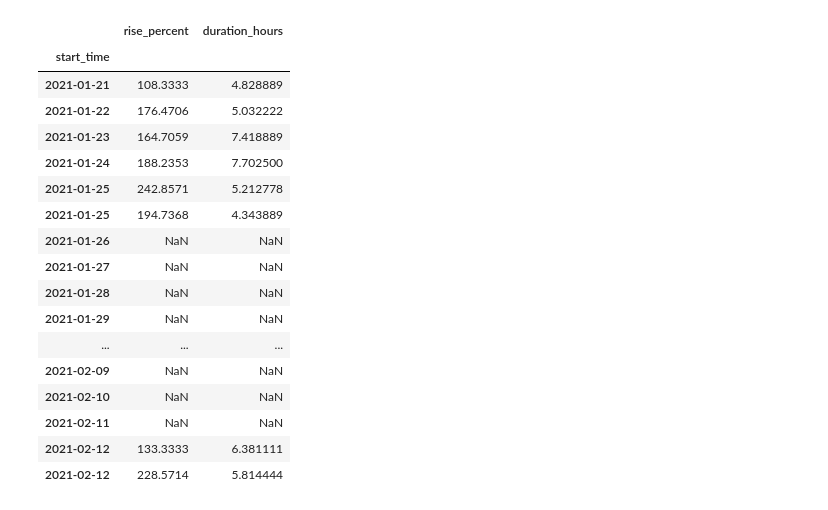
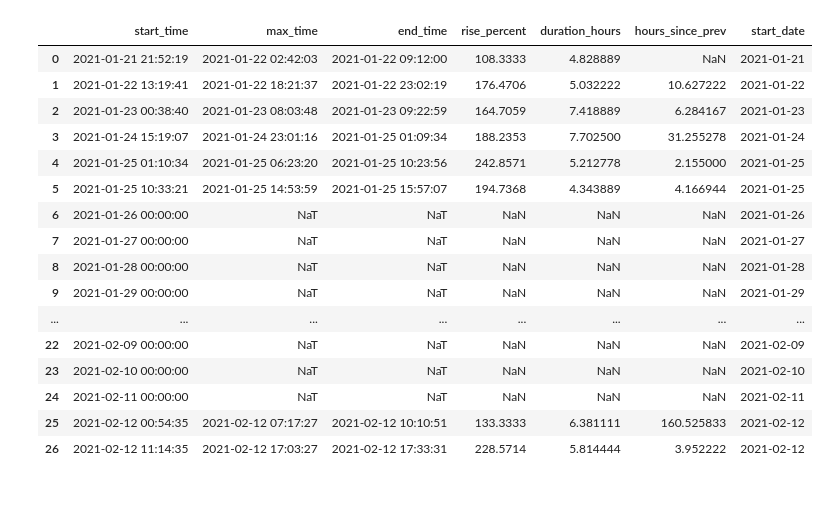
Before and after one commit to justinmklam/iot-sourdough-starter-monitor, a Jupyter notebook: data/analysis.ipynb, the cells around one changed output. Saved outputs shown, nothing was run; the diff lists cells and outputs as text; code cells hidden in the pictures.

```diff
--- a/data/analysis.ipynb
+++ b/data/analysis.ipynb
@@ -10,6 +11,7 @@ sns.set_theme(style="darkgrid")
 files = glob.glob("*.csv")
 
 d = []
+prev_time = None
 
 for f in sorted(files):
     print(f)
@@ -19,14 +21,27 @@ for f in sorted(files):
     max_index = df["risepercent"].idxmax()
     max_rise = df.loc[max_index, "risepercent"]
     start_time = df["date"].iloc[0]
+    end_time = df["date"].iloc[-1]
     max_time = df.loc[max_index, "date"]
-    duration_hours = (max_time - start_time).seconds / 3600
+    duration_hours = (max_time - start_time).total_seconds() / 3600
+
+    if prev_time is None:
+        hours_since_prev = None
+    else:
+        hours_since_prev = (start_time - prev_time).total_seconds() / 3600
+        # if hours_since_prev > 50:
+        #     hours_since_prev = None
+
+    prev_time = max_time
 
     # print(start_time, max_rise, duration_hours)
     d.append({
         "start_time": start_time,
+        "max_time": max_time,
+        "end_time": end_time,
         "rise_percent": max_rise,
-        "duration_hours": duration_hours
+        "duration_hours": duration_hours,
+        "hours_since_prev": hours_since_prev
     })
     # plt.show()
     # break
@@ -50,13 +65,11 @@ dates = [
 for date in dates:
     d.append({
         "start_time": pd.to_datetime(date),
-        "rise_percent": None,
-        "duration_hours": None
     })
 
 df_out = pd.DataFrame(d).sort_values(by=["start_time"], ignore_index=True)
-df_out["start_time"] = df_out["start_time"].dt.date
-df_out = df_out.set_index("start_time")
+df_out["start_date"] = df_out["start_time"].dt.date
+# df_out = df_out.set_index("start_date")
 
 df_out
 # %% [output]
@@ -77,19 +90,18 @@ df_out
-|  | rise_percent | duration_hours |
-| start_time |  |  |
-| 2021-01-21 | 108.3333 | 4.828889 |
-| 2021-01-22 | 176.4706 | 5.032222 |
-| 2021-01-23 | 164.7059 | 7.418889 |
-| 2021-01-24 | 188.2353 | 7.702500 |
-| 2021-01-25 | 242.8571 | 5.212778 |
-| 2021-01-25 | 194.7368 | 4.343889 |
-| 2021-01-26 | NaN | NaN |
-| 2021-01-27 | NaN | NaN |
-| 2021-01-28 | NaN | NaN |
-| 2021-01-29 | NaN | NaN |
-| ... | ... | ... |
-| 2021-02-09 | NaN | NaN |
-| 2021-02-10 | NaN | NaN |
-| 2021-02-11 | NaN | NaN |
-| 2021-02-12 | 133.3333 | 6.381111 |
-| 2021-02-12 | 228.5714 | 5.814444 |
+|  | start_time | max_time | end_time | rise_percent | duration_hours | hours_since_prev | start_date |
+| 0 | 2021-01-21 21:52:19 | 2021-01-22 02:42:03 | 2021-01-22 09:12:00 | 108.3333 | 4.828889 | NaN | 2021-01-21 |
+| 1 | 2021-01-22 13:19:41 | 2021-01-22 18:21:37 | 2021-01-22 23:02:19 | 176.4706 | 5.032222 | 10.627222 | 2021-01-22 |
+| 2 | 2021-01-23 00:38:40 | 2021-01-23 08:03:48 | 2021-01-23 09:22:59 | 164.7059 | 7.418889 | 6.284167 | 2021-01-23 |
+| 3 | 2021-01-24 15:19:07 | 2021-01-24 23:01:16 | 2021-01-25 01:09:34 | 188.2353 | 7.702500 | 31.255278 | 2021-01-24 |
+| 4 | 2021-01-25 01:10:34 | 2021-01-25 06:23:20 | 2021-01-25 10:23:56 | 242.8571 | 5.212778 | 2.155000 | 2021-01-25 |
+| 5 | 2021-01-25 10:33:21 | 2021-01-25 14:53:59 | 2021-01-25 15:57:07 | 194.7368 | 4.343889 | 4.166944 | 2021-01-25 |
+| 6 | 2021-01-26 00:00:00 | NaT | NaT | NaN | NaN | NaN | 2021-01-26 |
+| 7 | 2021-01-27 00:00:00 | NaT | NaT | NaN | NaN | NaN | 2021-01-27 |
+| 8 | 2021-01-28 00:00:00 | NaT | NaT | NaN | NaN | NaN | 2021-01-28 |
+| 9 | 2021-01-29 00:00:00 | NaT | NaT | NaN | NaN | NaN | 2021-01-29 |
+| ... | ... | ... | ... | ... | ... | ... | ... |
+| 22 | 2021-02-09 00:00:00 | NaT | NaT | NaN | NaN | NaN | 2021-02-09 |
+| 23 | 2021-02-10 00:00:00 | NaT | NaT | NaN | NaN | NaN | 2021-02-10 |
+| 24 | 2021-02-11 00:00:00 | NaT | NaT | NaN | NaN | NaN | 2021-02-11 |
+| 25 | 2021-02-12 00:54:35 | 2021-02-12 07:17:27 | 2021-02-12 10:10:51 | 133.3333 | 6.381111 | 160.525833 | 2021-02-12 |
+| 26 | 2021-02-12 11:14:35 | 2021-02-12 17:03:27 | 2021-02-12 17:33:31 | 228.5714 | 5.814444 | 3.952222 | 2021-02-12 |
 # %%
```
Also changed, not shown: parts of 5 cells of this notebook.
